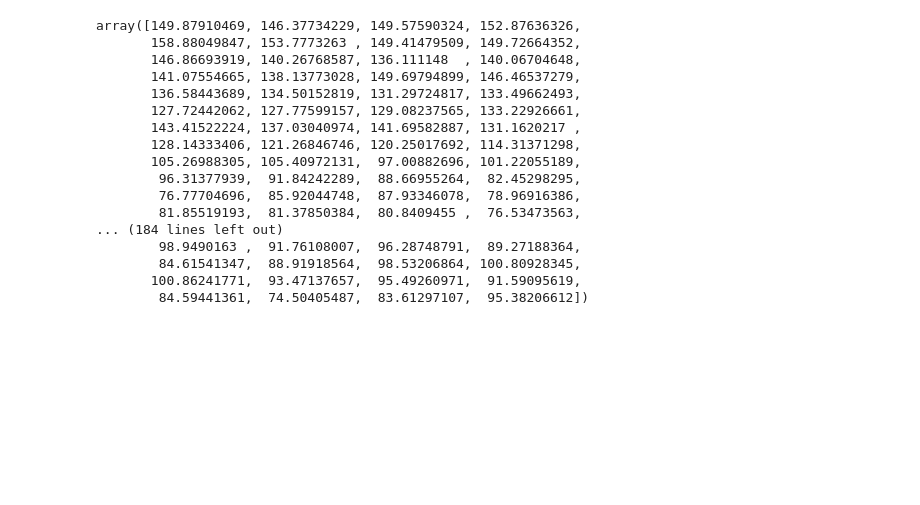
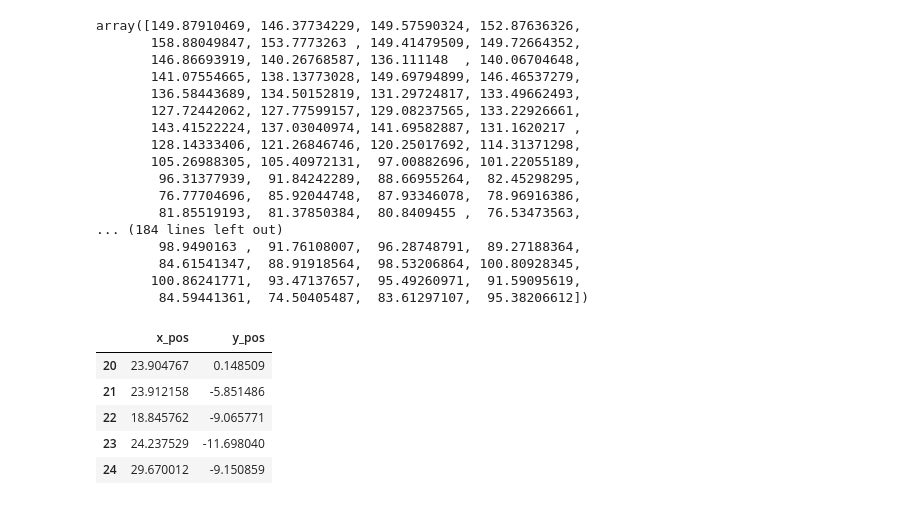
Before and after one commit to CharCAFI/Topico-de-Industria-I, a Jupyter notebook: Assignment2/Assignment2.ipynb, the cells around one changed output. Cells and saved outputs as stored; diff of their text form; code cells hidden in the pictures; blank space fills up the shorter version.

Commit message:
En esta parte del código vamos preparando filas especificas para analizar

```diff
--- a/Assignment2/Assignment2.ipynb
+++ b/Assignment2/Assignment2.ipynb
@@ -271,3 +271,16 @@ array([149.87910469, 146.37734229, 149.57590324, 152.87636326,
         84.61541347,  88.91918564,  98.53206864, 100.80928345,
        100.86241771,  93.47137657,  95.49260971,  91.59095619,
         84.59441361,  74.50405487,  83.61297107,  95.38206612])
+# %%
+#Es un DataFrame que contiene datos organizados en filas y columnas. En el contexto de caminatas aleatorias o movimientos Brownianos.
+#iloc[20:25] utiliza la función iloc para seleccionar filas basadas en sus posiciones numéricas (índices).
+#[20:25] indica un rango de filas, comenzando en 20 y terminando en 24 (la fila 25 no incluida).
+BM_2d_df_6_short=BM_2d_df_6.iloc[20:25]
+BM_2d_df_6_short
+# %% [output]
+|  | x_pos | y_pos |
+| 20 | 23.904767 | 0.148509 |
+| 21 | 23.912158 | -5.851486 |
+| 22 | 18.845762 | -9.065771 |
+| 23 | 24.237529 | -11.698040 |
+| 24 | 29.670012 | -9.150859 |
```
